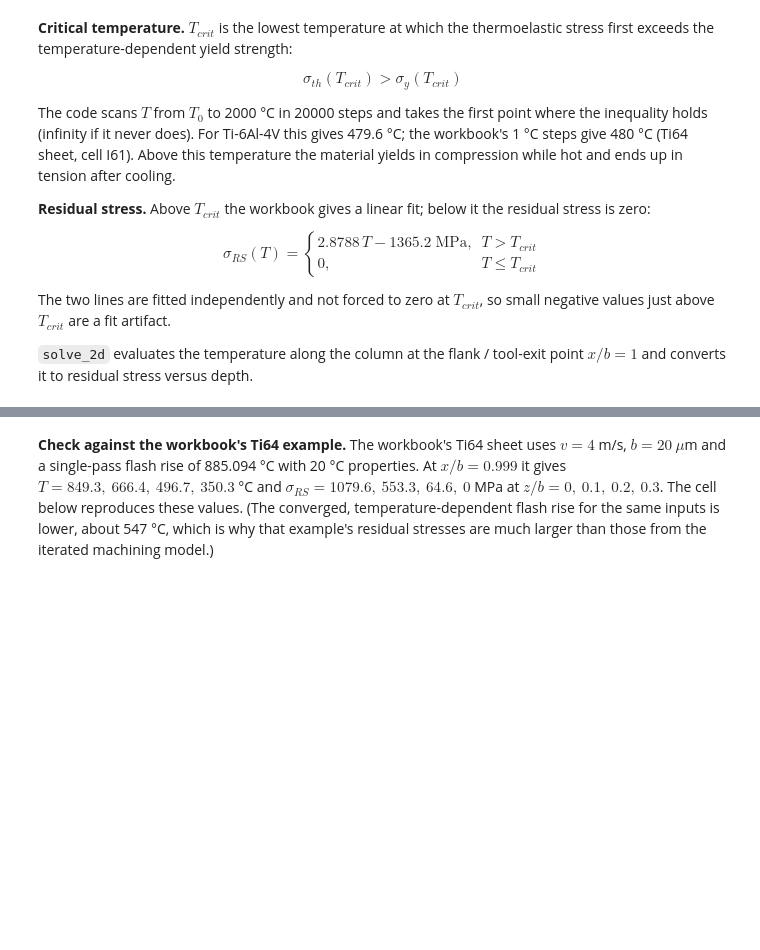
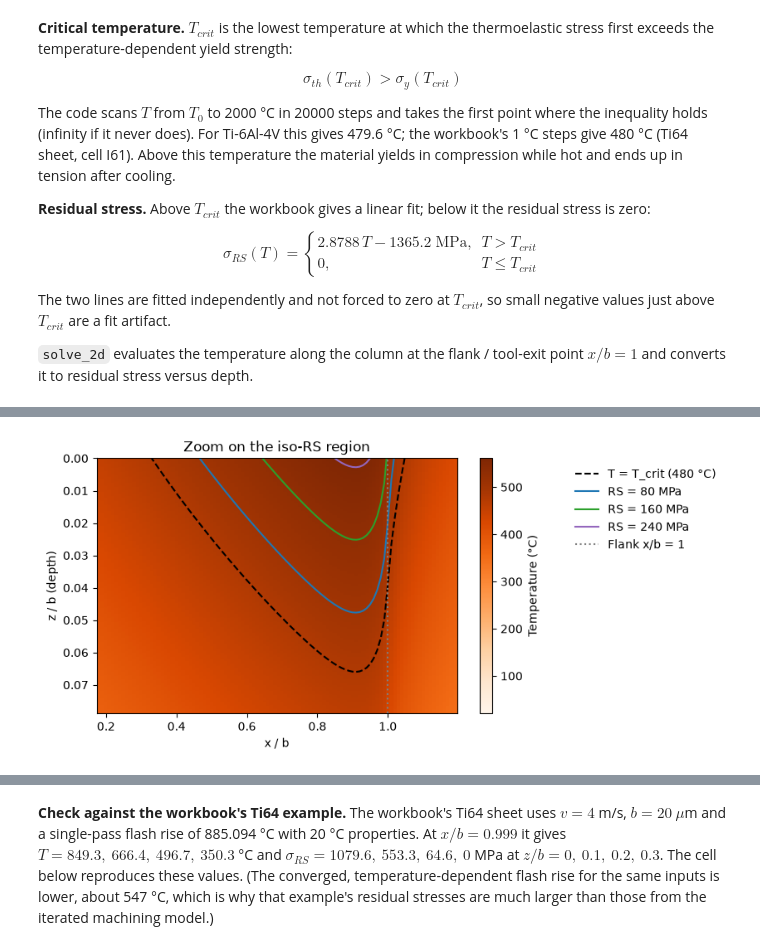
Before and after one commit to Ixiandesign/ME699_Cutting_Model, a Jupyter notebook: cutting_model.ipynb, the cells around one changed output, grey strips where cells are left out. Saved outputs shown, nothing was run; the diff lists cells and outputs as text; code cells hidden in the pictures; blank space fills up the shorter version.

```diff
--- a/cutting_model.ipynb
+++ b/cutting_model.ipynb
@@ -451 +502,20 @@ ax.set(title="Subsurface temperature with residual stress", xlabel="x / b", ylab
+# %%
+def _plot_field_zoom(result2d, v_m_min, Fc, w_mm, h_mm):
+    """Same plot as _plot_field, zoomed on the yielded region (the iso-RS
+    lines), re-solved on a fine depth grid (mirrors app.py's _plot_field_zoom)."""
+    rs = residual_stress(result2d.T_field_C, result2d.T_critical_C)
+    title = "Zoom on the iso-RS region"
+    if rs.max() <= 0:
+        return _plot_field(result2d, title=f"{title} with RS")
+    cols = result2d.x_over_b[rs.any(axis=0)]
+    z_hi = 1.25 * result2d.z_over_b[rs.any(axis=1)].max()
+    pad = 0.15 * (cols.max() - cols.min()) + 0.05
+    z = np.linspace(0.0, z_hi, 120)
+    rz = solve_2d(v_m_min, Fc, w_mm, None, T0, x_over_b=X, z_over_b=z, h_mm=h_mm)
+    return _plot_field(rz, (cols.min() - pad, cols.max() + pad, z_hi), title)
+
+
+_plot_field_zoom(r2, v_m_min, Fc, w_mm, h_mm);
+# %% [output]
+[figure, added]
 # %%
```
Also changed, not shown: parts of 11 cells of this notebook, 2 other files.
